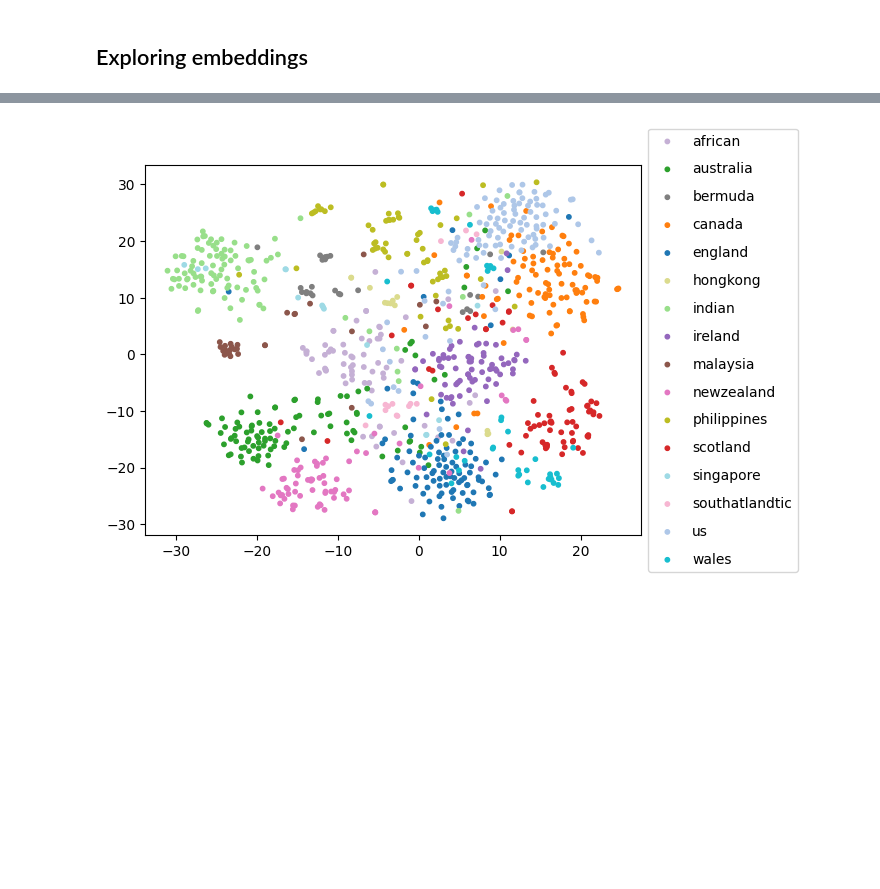
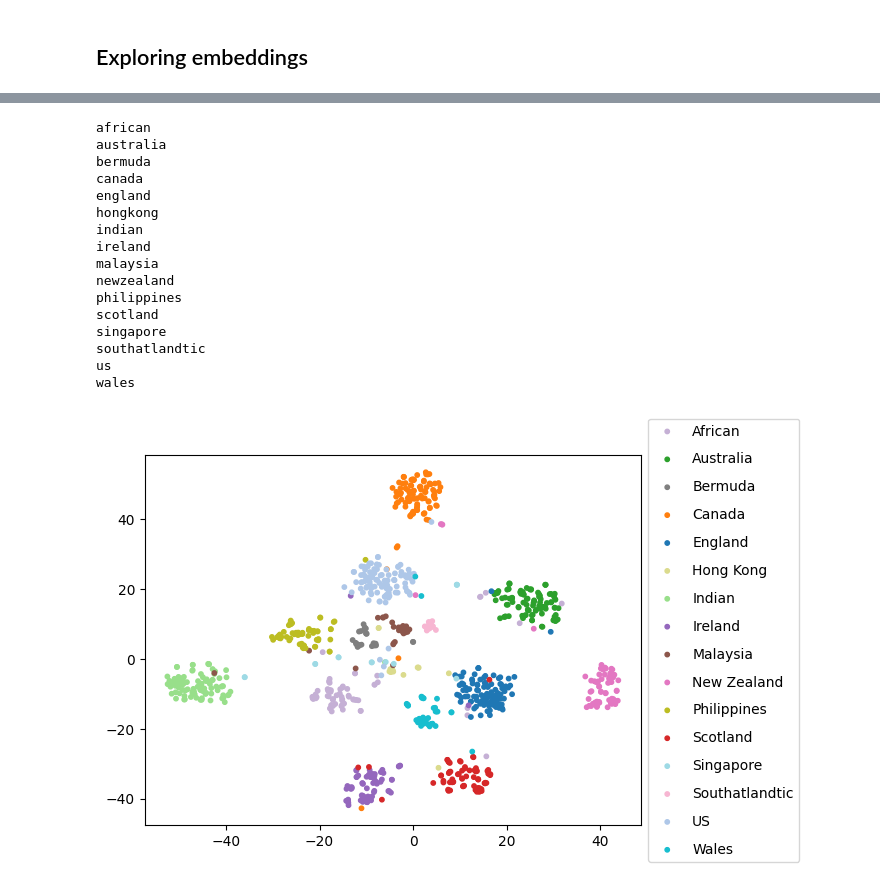
Before and after one commit to JuanPZuluaga/accent-recog-slt2022, a Jupyter notebook: notebooks/visualize.ipynb, the cells around one changed output, grey strips where cells are left out. Cells and saved outputs as stored; diff of their text form; code cells hidden in the pictures; blank space fills up the shorter version.

```diff
--- a/notebooks/visualize.ipynb
+++ b/notebooks/visualize.ipynb
@@ -22,0 +26,2 @@ data/rir_folder/rirs_noises.zip exists. Skipping download
+# %%
+classifier = WaveformEncoder.from_hparams(source=source_path, hparams_file=hparams_path)
@@ -23,3 +33,9 @@ data/rir_folder/rirs_noises.zip exists. Skipping download
+# %%
+def embeds(filepath):
+    x, sr = torchaudio.load(filepath)
+    out = classifier.mods.wav2vec2(x.cuda())
+    pooling_layer = StatisticsPooling(return_std=False)
+    return pooling_layer(out).squeeze().cpu().numpy()
 # %%
 test_items = pd.read_csv(f'{test_path}/test.csv')
 # %%
@@ -38,10 +43,7 @@ classifier.mods.embedding_model.register_forward_hook(get_activation('embedding_
 # %%
 for index, row in test_items.iterrows():
     filepath = f"{test_path}/test/{row['utt_id']}.wav"
-    y_true.append(row['accent'])
-    out_prob, score, index, text_lab = classifier.classify_file(filepath)
-    y_pred.append(text_lab)
-    embeddings.append(outputs['embedding_model'].squeeze().cpu().numpy())
+    embeddings.append(embeds(filepath))
 # %% [markdown]
 ## Classification stats
 # %%
@@ -78,3 +80,23 @@ print(classification_report(y_true, y_pred))
 n_components = 2
 tsne = TSNE(n_components=n_components)
 tsne_result = tsne.fit_transform(np.array(embeddings))
+# %%
+name_dict = {
+    'us': 'US',
+    'england': 'England',
+    'australia': 'Australia',
+    'indian': 'Indian',
+    'canada': 'Canada',
+    'bermuda': 'Bermuda',
+    'scotland': 'Scotland',
+    'african': 'African',
+    'ireland': 'Ireland',
+    'newzealand': 'New Zealand',
+    'wales': 'Wales',
+    'malaysia': 'Malaysia',
+    'philippines': 'Philippines',
+    'singapore': 'Singapore',
+    'hongkong': 'Hong Kong',
+    'southatlandtic': 'Southatlandtic',
+}
+reversed_name_dict = {v: k for k, v in name_dict.items()}
@@ -81,12 +122,30 @@ tsne_result = tsne.fit_transform(np.array(embeddings))
 # %%
 cmap = plt.get_cmap('tab20', len(classes))
 fig, ax = plt.subplots()
 
 groups = pd.DataFrame(tsne_result, columns=['x', 'y']).assign(accent=test_items['accent']).groupby('accent')
 for name, points in groups:
-    c = cmap([classes.index(name)] * len(points))
-    ax.scatter(points.x, points.y, label=name, s=10, color=c)
+    print(name)
+    tfmd_classes = list(map(lambda x: reversed_name_dict[x], classes))
+    c = cmap([classes.index(name_dict[name])] * len(points))
+    ax.scatter(points.x, points.y, label=name_dict[name], s=10, color=c)
 
 ax.legend(loc='center left', bbox_to_anchor=(1.0, 0.5), labelspacing=1);
 # %% [output]
+african
+australia
+bermuda
+canada
+england
+hongkong
+indian
+ireland
+malaysia
+newzealand
+philippines
+scotland
+singapore
+southatlandtic
+us
+wales
-[figure, old version]
+[figure, new version]
```
Also changed, not shown: parts of 11 cells of this notebook, 3 other files.
